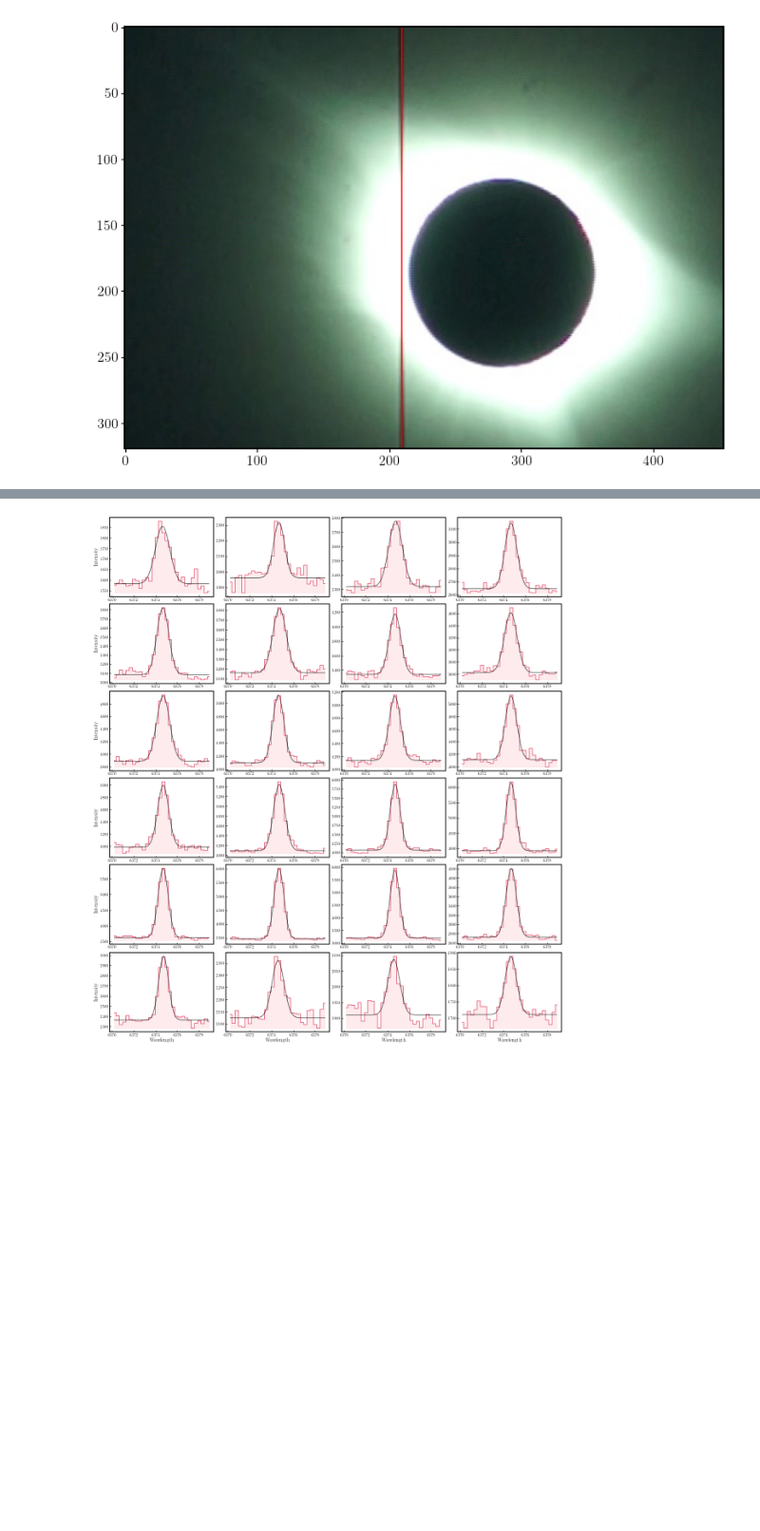
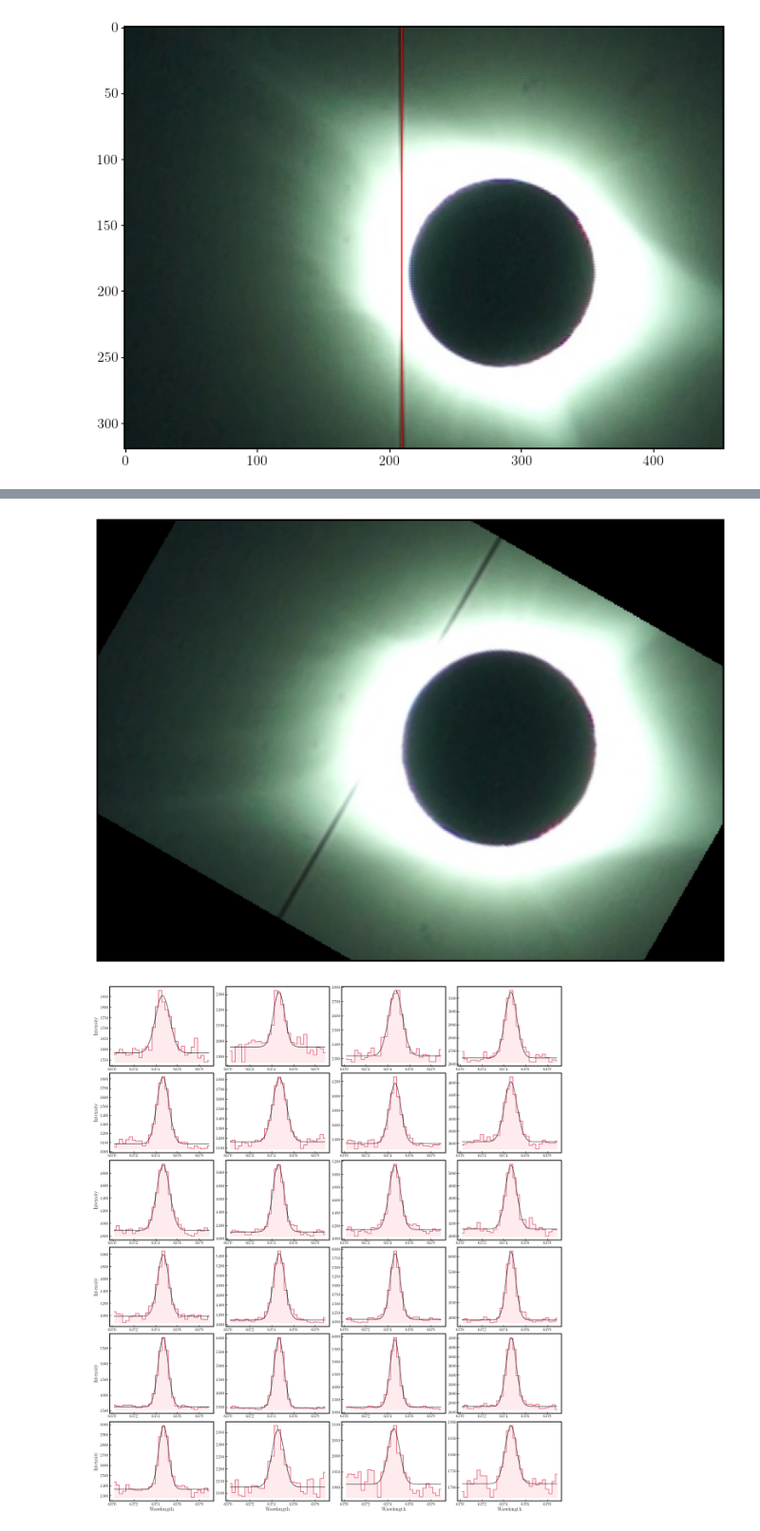
Before and after one commit to yjzhu-solar/Eclipse2017, a Jupyter notebook: ipynb/eclipse_data/data_reduct_example_red.ipynb, the cells around one changed output, grey strips where cells are left out. Shown at 95% size. Saved outputs shown, nothing was run; the diff lists cells and outputs as text; code cells hidden in the pictures; blank space fills up the shorter version.

```diff
--- a/ipynb/eclipse_data/data_reduct_example_red.ipynb
+++ b/ipynb/eclipse_data/data_reduct_example_red.ipynb
@@ -122,3 +132,13 @@ plt.savefig(fname="../../figs/calib/data_example_context.png",format="png",dpi=1
+# %%
+totality_context_rot_scipy = ndimage.rotate(totality_context_flip, angle=-30,reshape=False,order=1)
+fig, ax = plt.subplots(figsize=(10,8),constrained_layout=True)
+ax.imshow(totality_context_rot_scipy)
+ax.axis("scaled")
+ax.tick_params(labelsize=16,length=4,width=1.2)
+ax.tick_params(left=False,bottom=False,labelleft=False,labelbottom=False)
+#plt.savefig("../../figs/WL_context_ud_flip.png",format="png",dpi=300)
+# %% [output]
+[figure, added]
 # %%
 with h5py.File("../../sav/Eclipse/Wavelength/master_wavelength_curvature_red.h5", 'r') as hf:
     wavelength_times_order = hf['wavelength_times_order'][:]
```
Also changed, not shown: parts of 6 cells of this notebook, 2 other files.
